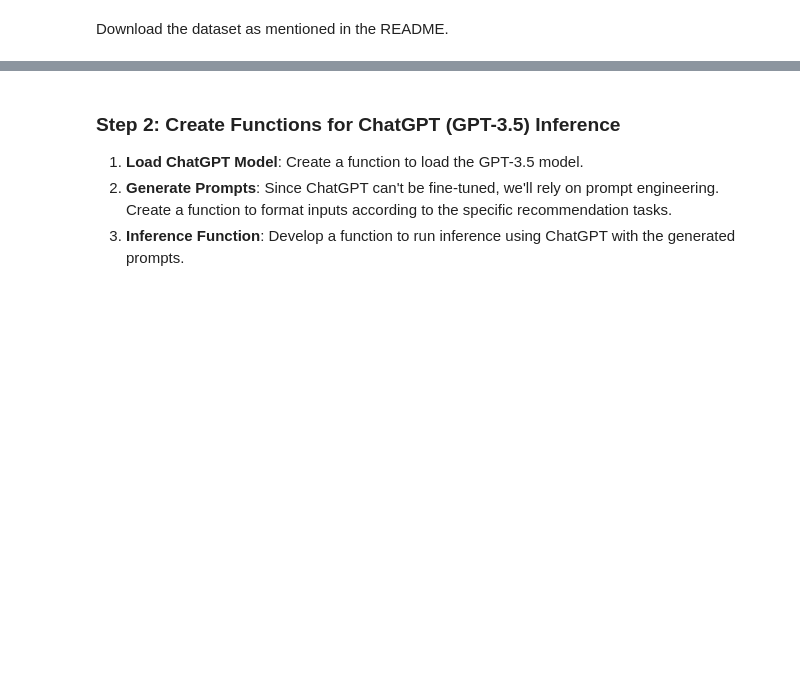
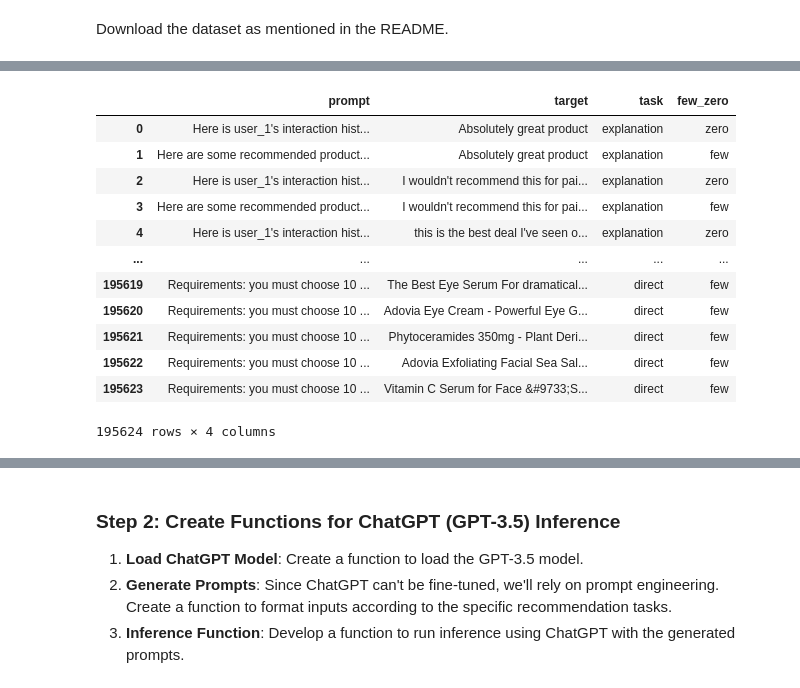
Before and after one commit to peyman886/NLP, a Jupyter notebook: YaghoubZadeh 1402-2/Project/LLMRec-main/project.ipynb, the cells around one changed output, grey strips where cells are left out. Cells and saved outputs as stored; diff of their text form; code cells hidden in the pictures; blank space fills up the shorter version.

```diff
--- a/YaghoubZadeh 1402-2/Project/LLMRec-main/project.ipynb
+++ b/YaghoubZadeh 1402-2/Project/LLMRec-main/project.ipynb
@@ -68,0 +115,16 @@ but Gdown can't. Please check connections and permissions.
+# %%
+df_shelf_test_prompts
+# %% [output]
+|  | prompt | target | task | few_zero |
+| 0 | Here is user_1's interaction hist... | Absolutely great product | explanation | zero |
+| 1 | Here are some recommended product... | Absolutely great product | explanation | few |
+| 2 | Here is user_1's interaction hist... | I wouldn't recommend this for pai... | explanation | zero |
+| 3 | Here are some recommended product... | I wouldn't recommend this for pai... | explanation | few |
+| 4 | Here is user_1's interaction hist... | this is the best deal I've seen o... | explanation | zero |
+| ... | ... | ... | ... | ... |
+| 195619 | Requirements: you must choose 10 ... | The Best Eye Serum For dramatical... | direct | few |
+| 195620 | Requirements: you must choose 10 ... | Adovia Eye Cream - Powerful Eye G... | direct | few |
+| 195621 | Requirements: you must choose 10 ... | Phytoceramides 350mg - Plant Deri... | direct | few |
+| 195622 | Requirements: you must choose 10 ... | Adovia Exfoliating Facial Sea Sal... | direct | few |
+| 195623 | Requirements: you must choose 10 ... | Vitamin C Serum for Face &#9733;S... | direct | few |
+195624 rows × 4 columns
```
Also changed, not shown: parts of 21 cells of this notebook.
